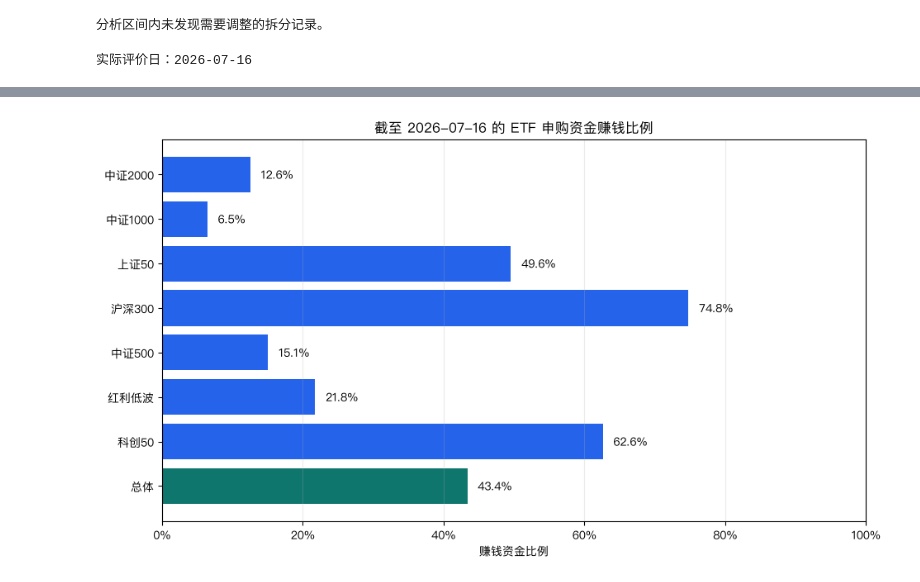
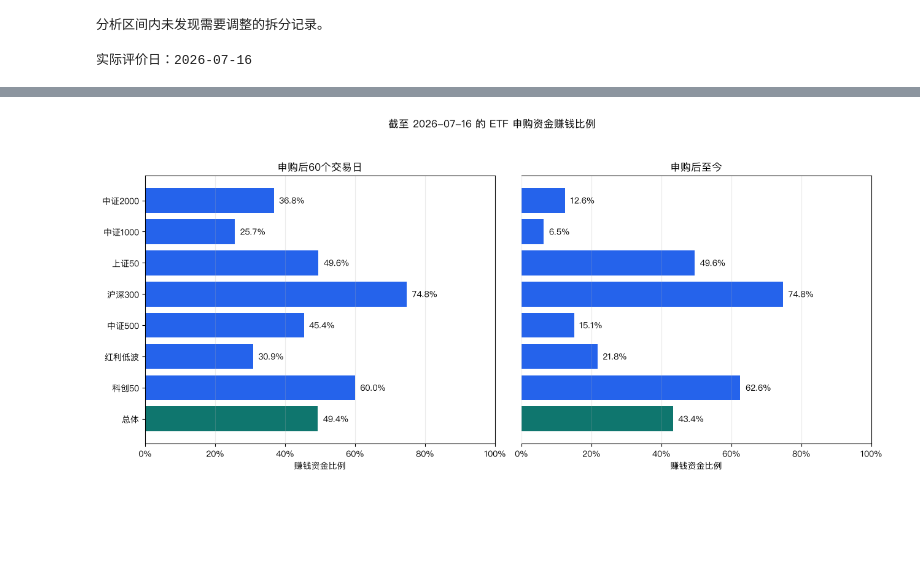
Before and after one commit to zyye00/mme, a Jupyter notebook: analyze_etf.ipynb, the cells around one changed output, grey strips where cells are left out. Drawn from its saved outputs; the diff is of its cells as text; code cells hidden in the pictures; blank space fills up the shorter version.

```diff
--- a/analyze_etf.ipynb
+++ b/analyze_etf.ipynb
@@ -177,28 +226,51 @@ summary = pd.concat([summary, overall], ignore_index=True)
 分析区间内未发现需要调整的拆分记录。
 # %%
 print(f'实际评价日：{as_of_date}')
-display_summary = summary.loc[:, ['display_name', 'subscription_amount', 'profitable_amount', 'subscription_batches', 'profitable_capital_ratio']].rename(columns={
-    'display_name': '基金简称',
-    'subscription_amount': '正净申购金额', 'profitable_amount': '赚钱资金金额',
-    'subscription_batches': '申购批次数', 'profitable_capital_ratio': '赚钱资金比例',
+display_summary = summary.loc[:, [
+    'display_name', 'subscription_amount',
+    'profitable_amount_60_trade_days', 'profitable_capital_ratio_60_trade_days',
+    'profitable_amount_to_date', 'profitable_capital_ratio_to_date',
+    'subscription_batches', 'completed_60_trade_day_batches',
+]].rename(columns={
+    'display_name': '基金简称', 'subscription_amount': '正净申购金额',
+    'profitable_amount_60_trade_days': '60交易日赚钱资金金额',
+    'profitable_capital_ratio_60_trade_days': '60交易日赚钱资金比例',
+    'profitable_amount_to_date': '至今赚钱资金金额',
+    'profitable_capital_ratio_to_date': '至今赚钱资金比例',
+    'subscription_batches': '申购批次数',
+    'completed_60_trade_day_batches': '已满60交易日批次数',
 })
 display(display_summary.style.format({
-    '正净申购金额': '{:,.0f}', '赚钱资金金额': '{:,.0f}', '赚钱资金比例': '{:.1%}',
+    '正净申购金额': '{:,.0f}', '60交易日赚钱资金金额': '{:,.0f}',
+    '至今赚钱资金金额': '{:,.0f}', '60交易日赚钱资金比例': '{:.1%}',
+    '至今赚钱资金比例': '{:.1%}',
 }))
 
 labels = summary['display_name']
-ratios = summary['profitable_capital_ratio'].fillna(0)
 colors = ['#0F766E' if code == 'ALL' else '#2563EB' for code in summary['fund_code']]
-figure, axis = plt.subplots(figsize=(11, 6))
-bars = axis.barh(labels, ratios, color=colors)
-axis.set_xlim(0, 1)
-axis.xaxis.set_major_formatter(PercentFormatter(1))
-axis.set_xlabel('赚钱资金比例')
-axis.set_title(f'截至 {as_of_date} 的 ETF 申购资金赚钱比例')
-axis.grid(axis='x', alpha=0.25)
-axis.invert_yaxis()
-for bar, ratio in zip(bars, ratios):
-    axis.text(min(ratio + 0.015, 0.94), bar.get_y() + bar.get_height() / 2, f'{ratio:.1%}', va='center')
+ratio_panels = [
+    ('profitable_capital_ratio_60_trade_days', '申购后60个交易日'),
+    ('profitable_capital_ratio_to_date', '申购后至今'),
+]
+figure, axes = plt.subplots(1, 2, figsize=(13, 6), sharey=True)
+for axis, (ratio_column, title) in zip(axes, ratio_panels):
+    ratios = summary[ratio_column].fillna(0)
+    bars = axis.barh(labels, ratios, color=colors)
+    axis.set_xlim(0, 1)
+    axis.xaxis.set_major_formatter(PercentFormatter(1))
+    axis.set_xlabel('赚钱资金比例')
+    axis.set_title(title)
+    axis.grid(axis='x', alpha=0.25)
+    for bar, ratio in zip(bars, ratios):
+        axis.text(
+            min(ratio + 0.015, 0.94), bar.get_y() + bar.get_height() / 2,
+            f'{ratio:.1%}', va='center',
+        )
+axes[0].invert_yaxis()
+axes[1].tick_params(axis='y', left=False, labelleft=False)
+axes[1].spines['left'].set_visible(False)
+figure.suptitle(f'截至 {as_of_date} 的 ETF 申购资金赚钱比例')
+plt.tight_layout(rect=[0, 0, 1, 0.94])
 plt.show()
 # %% [output]
 实际评价日：2026-07-16
@@ -214,3 +286,3 @@ plt.show()
-[figure, old version]
+[figure, new version]
 # %%
 fund_code_list = summary.loc[summary['fund_code'] != 'ALL', 'fund_code'].tolist()
```
Also changed, not shown: parts of 3 cells of this notebook, 1 other file.
